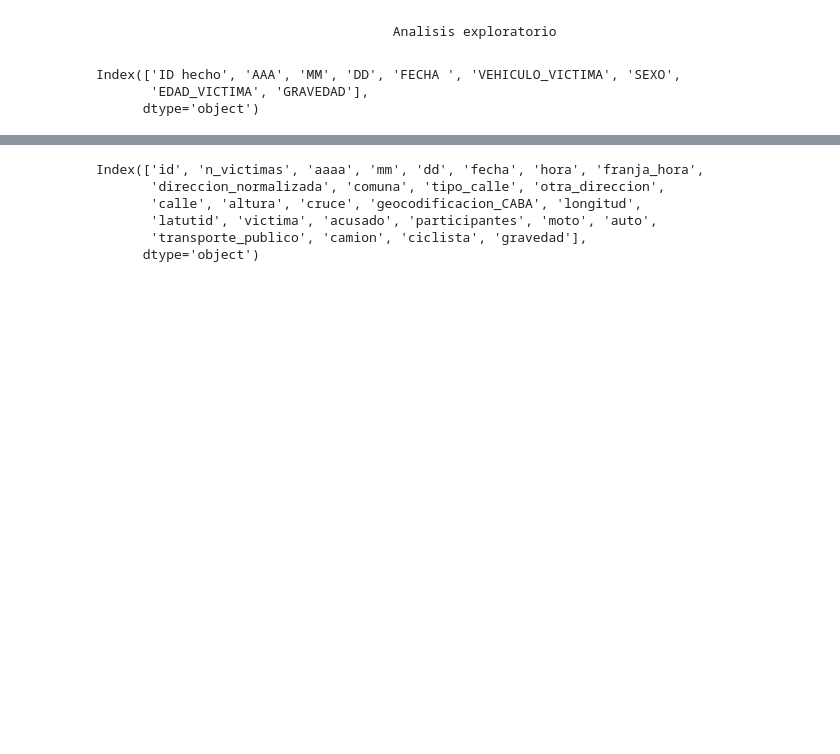
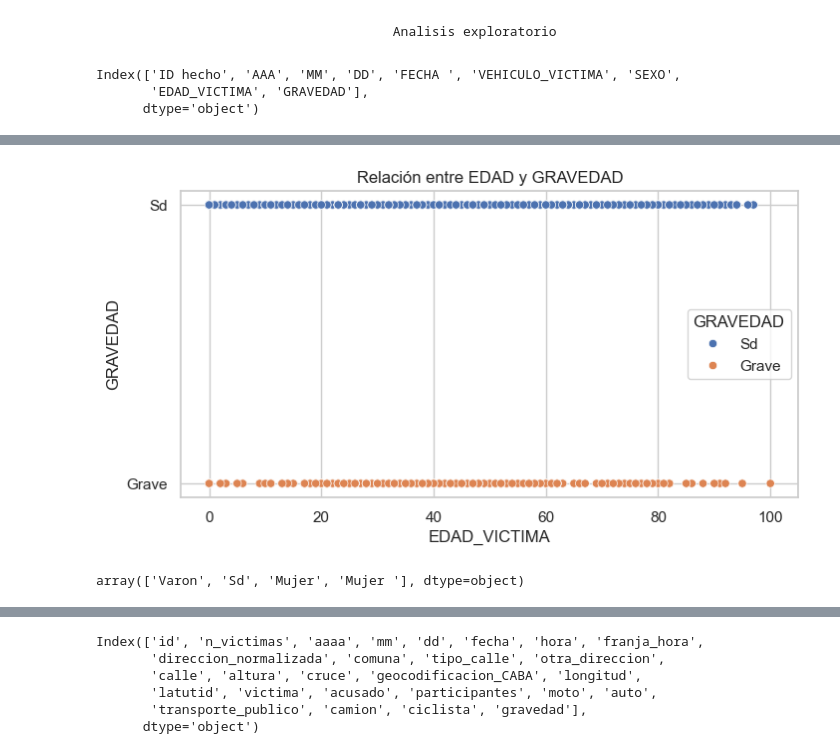
Before and after one commit to Frombini/Proyecto-Siniestros-Viales, a Jupyter notebook: EDA.ipynb, the cells around one changed output, grey strips where cells are left out. Drawn from its saved outputs; the diff is of its cells as text; code cells hidden in the pictures; blank space fills up the shorter version.

```diff
--- a/EDA.ipynb
+++ b/EDA.ipynb
@@ -1175,0 +1194,12 @@ Index(['ID hecho', 'AAA', 'MM', 'DD', 'FECHA ', 'VEHICULO_VICTIMA', 'SEXO',
+# %%
+# Gráfico de dispersión para visualizar la relación entre EDAD_VICTIMA y GRAVEDAD
+plt.figure(figsize=(8, 4))
+sns.scatterplot(x='EDAD_VICTIMA', y='GRAVEDAD', data=lesiones_victimas, hue='GRAVEDAD')
+plt.title('Relación entre EDAD y GRAVEDAD')
+plt.show()
+# %% [output]
+[figure, added]
+# %%
+lesiones_victimas['SEXO'].unique()
+# %% [output]
+array(['Varon', 'Sd', 'Mujer', 'Mujer '], dtype=object)
```
Also changed, not shown: parts of 10 cells of this notebook, 4 other files.
